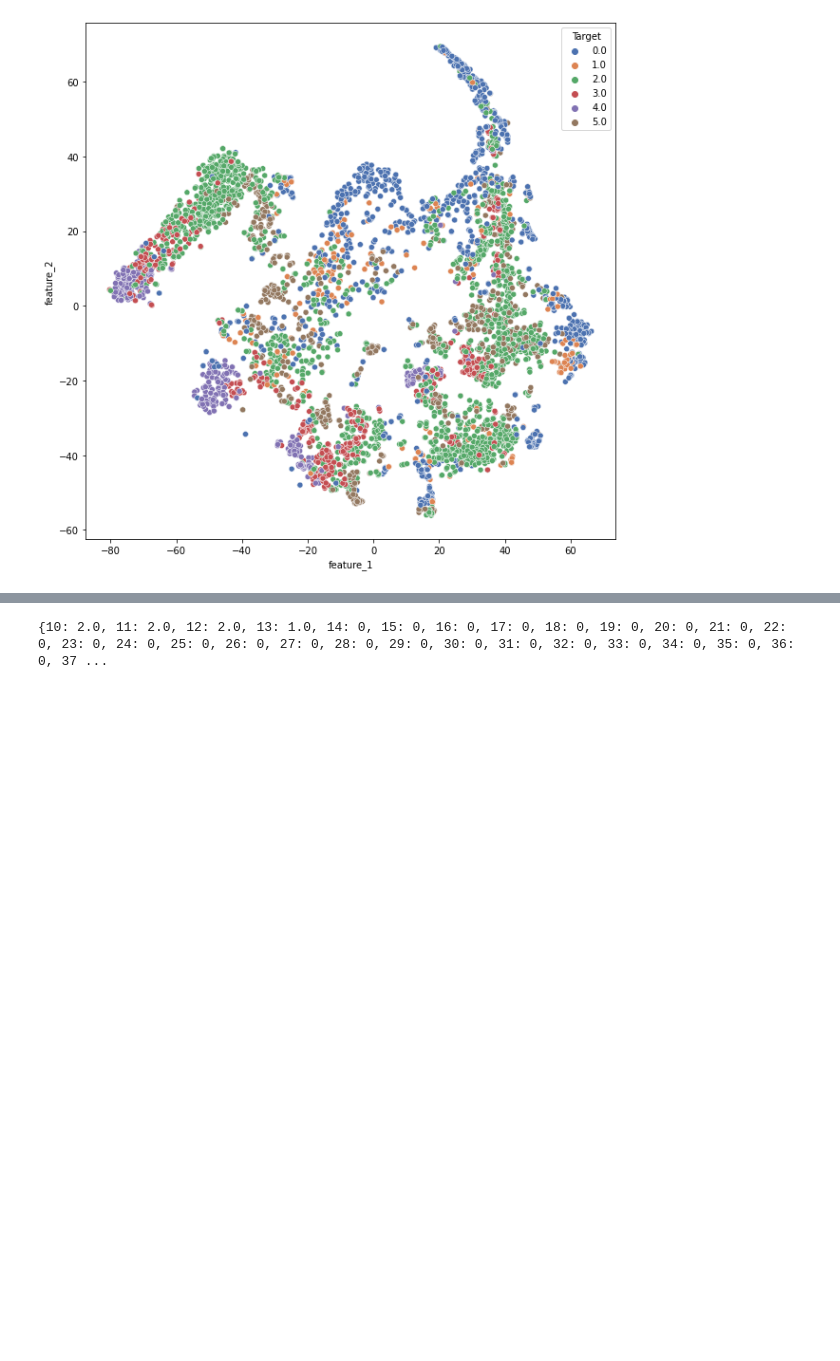
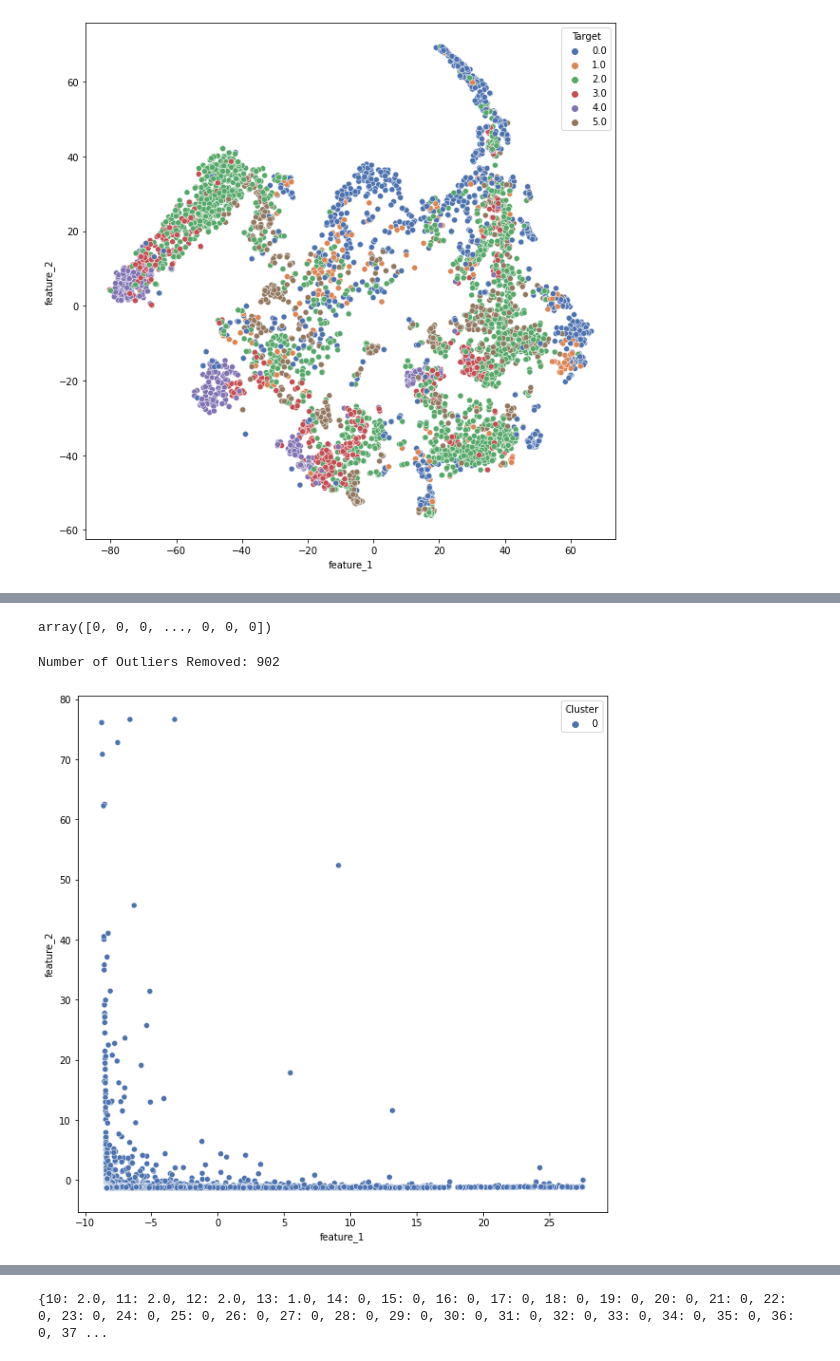
Before and after one commit to brycegsmith/psg_project, a Jupyter notebook: main2.ipynb, the cells around one changed output, grey strips where cells are left out. Cells and saved outputs as stored; diff of their text form; code cells hidden in the pictures; blank space fills up the shorter version.

```diff
--- a/main2.ipynb
+++ b/main2.ipynb
@@ -596,0 +600,4 @@ Text(0, 0.5, '4th Nearest Neighbor')
+# %%
+kmedoids = KMedoids(n_clusters=3, random_state=0,max_iter=500).fit(data_reduced)
+print(get_clustering_metrics(kmedoids.labels_,target))
+kmedoids.inertia_
@@ -596,0 +612,9 @@ Text(0, 0.5, '4th Nearest Neighbor')
+# %%
+kmedoids.labels_
+# %% [output]
+array([0, 0, 0, ..., 0, 0, 0])
+# %%
+plot_dimReduction(data_reduced, kmedoids.labels_, label_meaning = "Cluster")
+# %% [output]
+Number of Outliers Removed: 902
+[figure, added]
```
Also changed, not shown: parts of 11 cells of this notebook, 1 other file.
